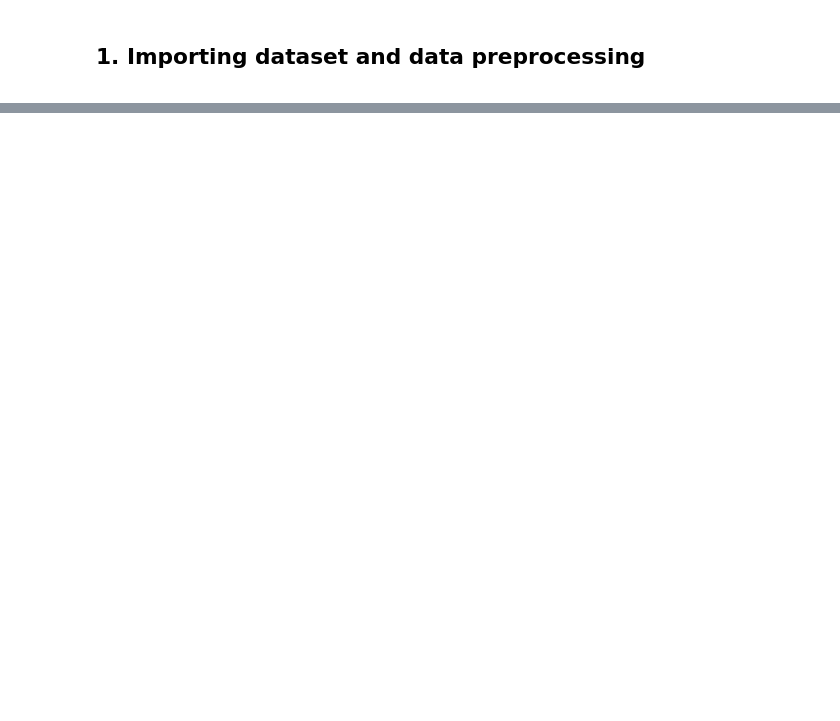
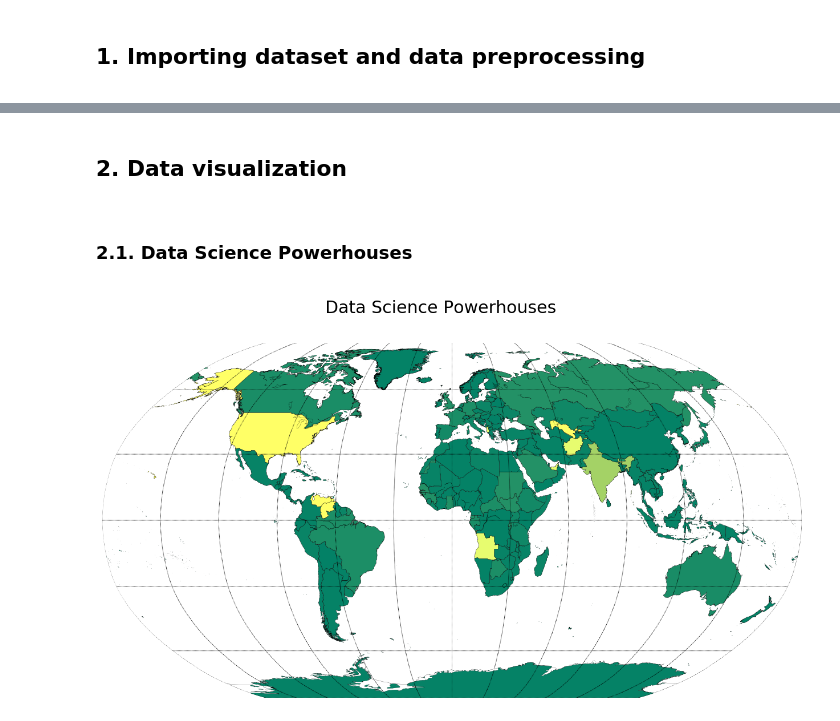
Before and after one commit to SkalskiP/ILearnMachineLearning.py, a Jupyter notebook: 0_Kaggle_projects/What_It_Takes.ipynb, the cells around one changed output, grey strips where cells are left out. Cells and saved outputs as stored; diff of their text form; code cells hidden in the pictures; blank space fills up the shorter version.

Commit message:
Some new dataset and projects

```diff
--- a/0_Kaggle_projects/What_It_Takes.ipynb
+++ b/0_Kaggle_projects/What_It_Takes.ipynb
@@ -42,3 +43,6 @@ import plotly.tools as tls
 <a id="importing_datasets"></a>
 # %%
+# File containing freeform answers to Kaggle's survey questions
 multiple_choice = pd.read_csv("../00_Datasets/Kaggle_Survey/multipleChoiceResponses.csv", encoding="ISO-8859-1", low_memory=False)
+# File containing countries shapes which will allow you to advanced map plotting
+map_path = "../00_Datasets/Kaggle_Survey/ne_10m_admin_0_countries"
@@ -156,0 +63,32 @@ Downloading: http://naciscdn.org/naturalearth/110m/physical/ne_110m_coastline.zi
+# %% [markdown]
+## 2. Data visualization
+<a id="data_visualization"></a>
+# %% [markdown]
+### 2.1. Data Science Powerhouses
+<a id="data_science_powerhouses"></a>
+# %%
+cmap = mpl.cm.get_cmap('summer')
+fig = plt.figure(figsize=(22, 12))
+ax = fig.add_subplot(111, facecolor='w', frame_on=False)
+fig.suptitle("Data Science Powerhouses", fontsize=30, y=.95)
+
+m = Basemap(projection='robin',lon_0=0,resolution='c')
+
+m.drawmapboundary(color='w')
+m.drawcoastlines(linewidth=0.25)
+m.drawcountries(linewidth=0.25)
+m.drawmeridians(np.arange(0,360,30))
+m.drawparallels(np.arange(-90,90,30))
+
+m.readshapefile(map_path, 'units', linewidth=.2)
+for info, shape in zip(m.units_info, m.units):
+    iso3 = info['ADMIN']
+    if iso3 in nationality_count:
+        color = cmap(nationality_count[iso3])
+
+    patches = [Polygon(np.array(shape), True)]
+    pc = PatchCollection(patches)
+    pc.set_facecolor(color)
+    ax.add_collection(pc)
+# %% [output]
+[figure, added]
```
Also changed, not shown: parts of 13 cells of this notebook, 7 other files.
